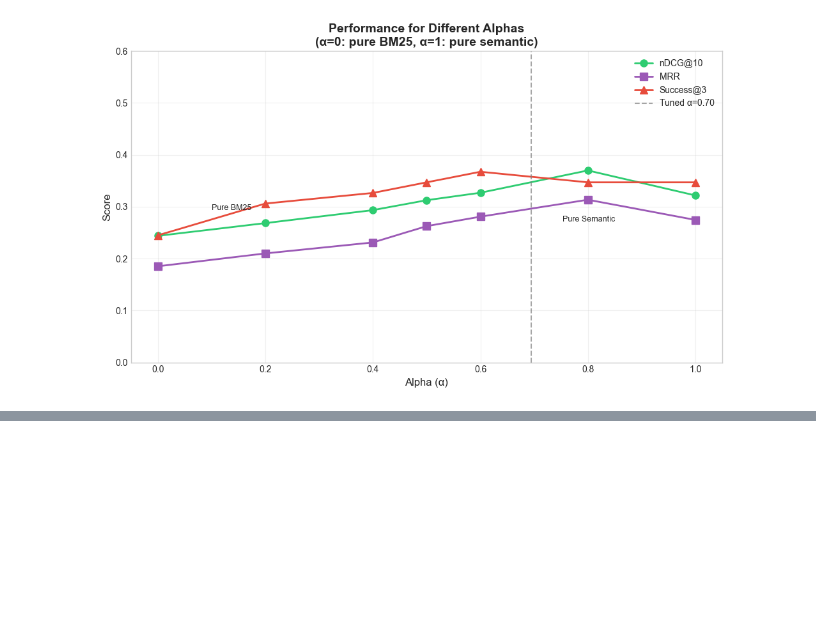
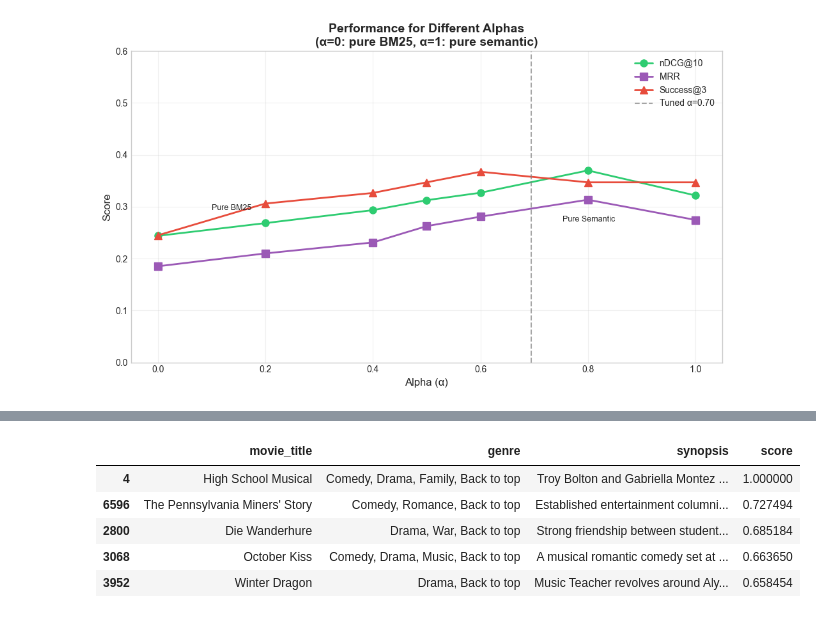
Before and after one commit to TheoXiong7/UIUCinema, a Jupyter notebook: Train.ipynb, the cells around one changed output, grey strips where cells are left out. Drawn from its saved outputs; the diff is of its cells as text; code cells hidden in the pictures; blank space fills up the shorter version.

```diff
--- a/Train.ipynb
+++ b/Train.ipynb
@@ -639,0 +649,9 @@ plt.show()
+# %%
+search('teenagers audition for a school musical while balancing sports and friendships').head()
+# %% [output]
+|  | movie_title | genre | synopsis | score |
+| 4 | High School Musical | Comedy, Drama, Family, Back to top | Troy Bolton and Gabriella Montez ... | 1.000000 |
+| 6596 | The Pennsylvania Miners' Story | Comedy, Romance, Back to top | Established entertainment columni... | 0.727494 |
+| 2800 | Die Wanderhure | Drama, War, Back to top | Strong friendship between student... | 0.685184 |
+| 3068 | October Kiss | Comedy, Drama, Music, Back to top | A musical romantic comedy set at ... | 0.663650 |
+| 3952 | Winter Dragon | Drama, Back to top | Music Teacher revolves around Aly... | 0.658454 |
```
Also changed, not shown: parts of 2 cells of this notebook.
